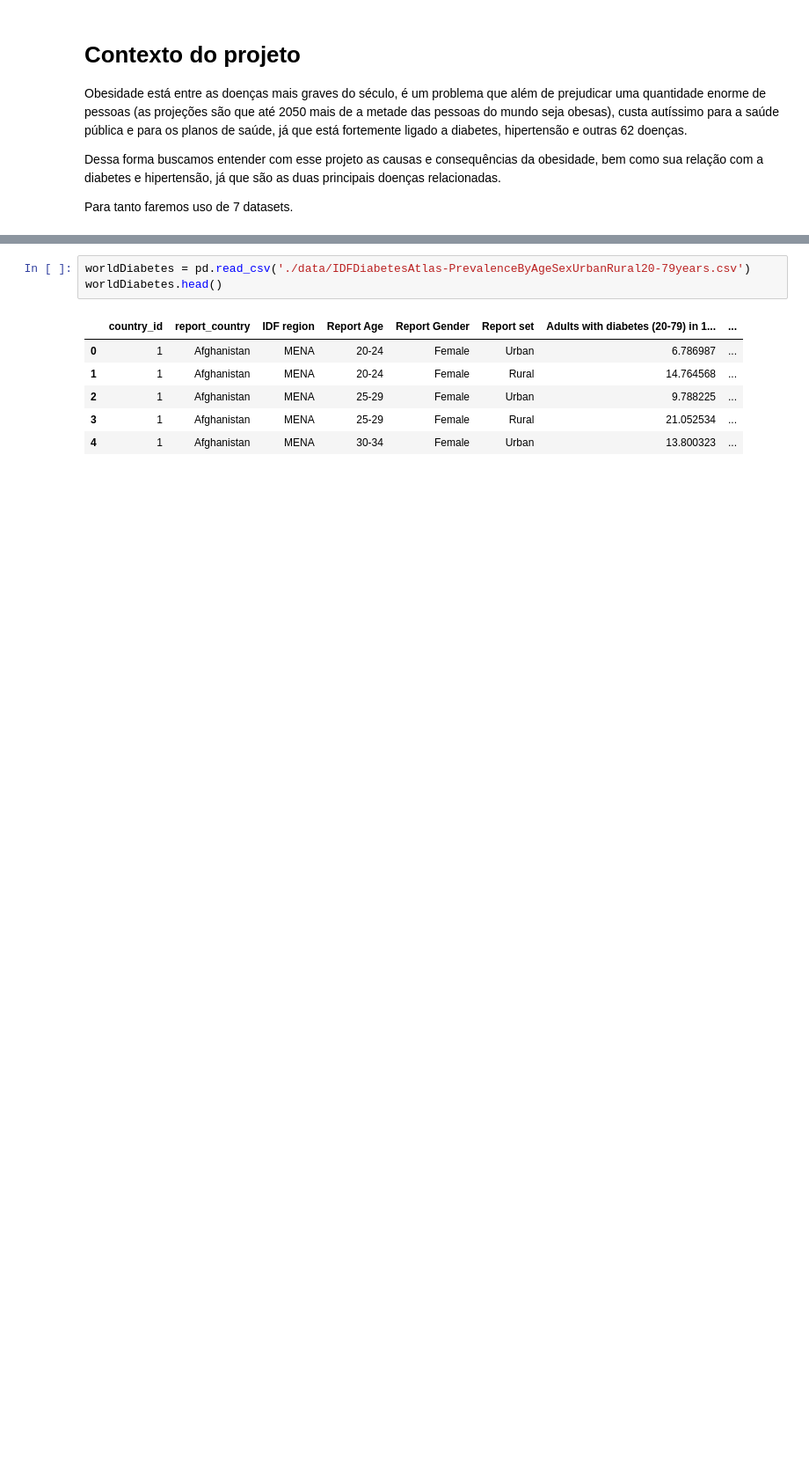
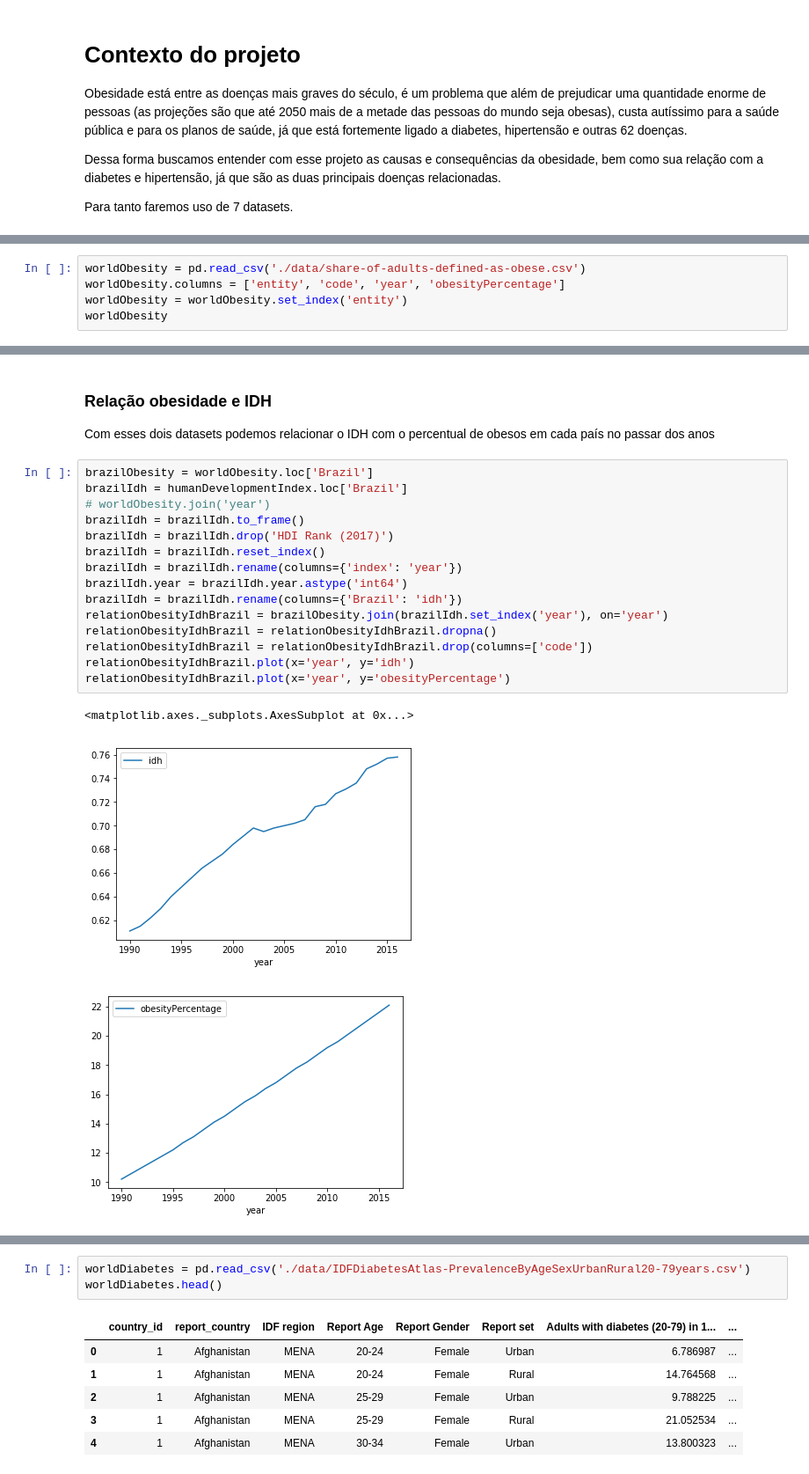
Before and after one commit to if1015-datascience-ufpe/2018-2-projeto-follow-up, a Jupyter notebook: src/Follow UP.ipynb, the cells around one changed output, grey strips where cells are left out. Shown at 88% size. Drawn from its saved outputs; the diff is of its cells as text; blank space fills up the shorter version.

```diff
--- a/src/Follow UP.ipynb
+++ b/src/Follow UP.ipynb
@@ -19,0 +33,5 @@ humanDevelopmentIndex.head()
+# %%
+worldObesity = pd.read_csv('./data/share-of-adults-defined-as-obese.csv')
+worldObesity.columns = ['entity', 'code', 'year', 'obesityPercentage']
+worldObesity = worldObesity.set_index('entity')
+worldObesity
@@ -19,0 +58,22 @@ humanDevelopmentIndex.head()
+# %% [markdown]
+### Relação obesidade e IDH
+Com esses dois datasets podemos relacionar o IDH com o percentual de obesos em cada país no passar dos anos
+# %%
+brazilObesity = worldObesity.loc['Brazil']
+brazilIdh = humanDevelopmentIndex.loc['Brazil']
+# worldObesity.join('year')
+brazilIdh = brazilIdh.to_frame()
+brazilIdh = brazilIdh.drop('HDI Rank (2017)')
+brazilIdh = brazilIdh.reset_index()
+brazilIdh = brazilIdh.rename(columns={'index': 'year'})
+brazilIdh.year = brazilIdh.year.astype('int64')
+brazilIdh = brazilIdh.rename(columns={'Brazil': 'idh'})
+relationObesityIdhBrazil = brazilObesity.join(brazilIdh.set_index('year'), on='year')
+relationObesityIdhBrazil = relationObesityIdhBrazil.dropna()
+relationObesityIdhBrazil = relationObesityIdhBrazil.drop(columns=['code'])
+relationObesityIdhBrazil.plot(x='year', y='idh')
+relationObesityIdhBrazil.plot(x='year', y='obesityPercentage')
+# %% [output]
+<matplotlib.axes._subplots.AxesSubplot at 0x...>
+[figure, added]
+[figure, added]
```
Also changed, not shown: parts of 10 cells of this notebook.
